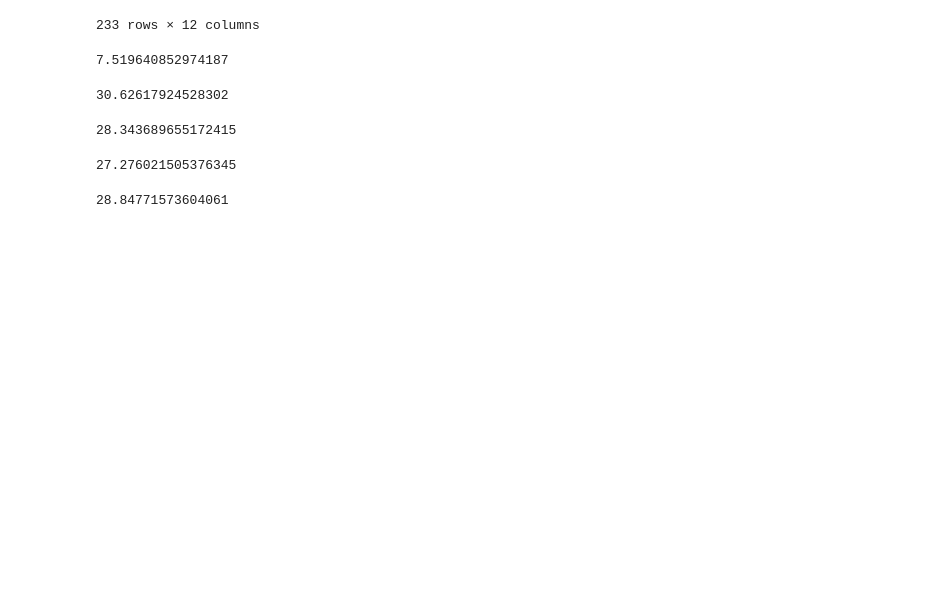
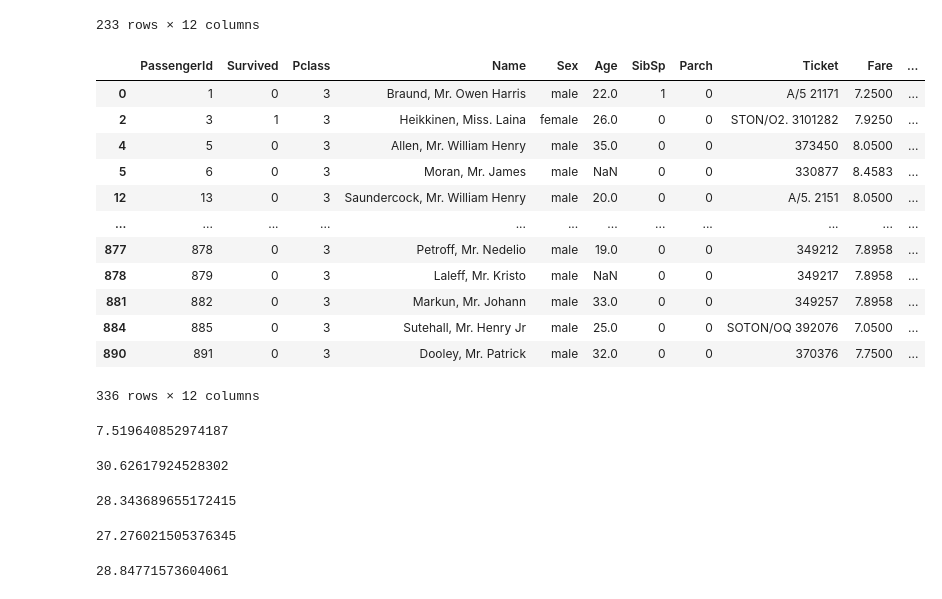
Before and after one commit to rajasreekalli/datascience-dojo, a Jupyter notebook: Titanic_dataset.ipynb, the cells around one changed output. Cells and saved outputs as stored; diff of their text form; code cells hidden in the pictures; blank space fills up the shorter version.

```diff
--- a/Titanic_dataset.ipynb
+++ b/Titanic_dataset.ipynb
@@ -88,6 +88,21 @@ female_survived
 233 rows × 12 columns
 # %%
 Fare_filter = df['Fare']<10
+df.loc[Fare_filter]
+# %% [output]
+|  | PassengerId | Survived | Pclass | Name | Sex | Age | SibSp | Parch | Ticket | Fare | ... |
+| 0 | 1 | 0 | 3 | Braund, Mr. Owen Harris | male | 22.0 | 1 | 0 | A/5 21171 | 7.2500 | ... |
+| 2 | 3 | 1 | 3 | Heikkinen, Miss. Laina | female | 26.0 | 0 | 0 | STON/O2. 3101282 | 7.9250 | ... |
+| 4 | 5 | 0 | 3 | Allen, Mr. William Henry | male | 35.0 | 0 | 0 | 373450 | 8.0500 | ... |
+| 5 | 6 | 0 | 3 | Moran, Mr. James | male | NaN | 0 | 0 | 330877 | 8.4583 | ... |
+| 12 | 13 | 0 | 3 | Saundercock, Mr. William Henry | male | 20.0 | 0 | 0 | A/5. 2151 | 8.0500 | ... |
+| ... | ... | ... | ... | ... | ... | ... | ... | ... | ... | ... | ... |
+| 877 | 878 | 0 | 3 | Petroff, Mr. Nedelio | male | 19.0 | 0 | 0 | 349212 | 7.8958 | ... |
+| 878 | 879 | 0 | 3 | Laleff, Mr. Kristo | male | NaN | 0 | 0 | 349217 | 7.8958 | ... |
+| 881 | 882 | 0 | 3 | Markun, Mr. Johann | male | 33.0 | 0 | 0 | 349257 | 7.8958 | ... |
+| 884 | 885 | 0 | 3 | Sutehall, Mr. Henry Jr | male | 25.0 | 0 | 0 | SOTON/OQ 392076 | 7.0500 | ... |
+| 890 | 891 | 0 | 3 | Dooley, Mr. Patrick | male | 32.0 | 0 | 0 | 370376 | 7.7500 | ... |
+336 rows × 12 columns
 # %%
 survived_less_10 = df.loc[Fare_filter & survived, :]
 total_surv_less_10 = survived_less_10['Survived'].sum()
```
Also changed, not shown: parts of 1 cell of this notebook.
